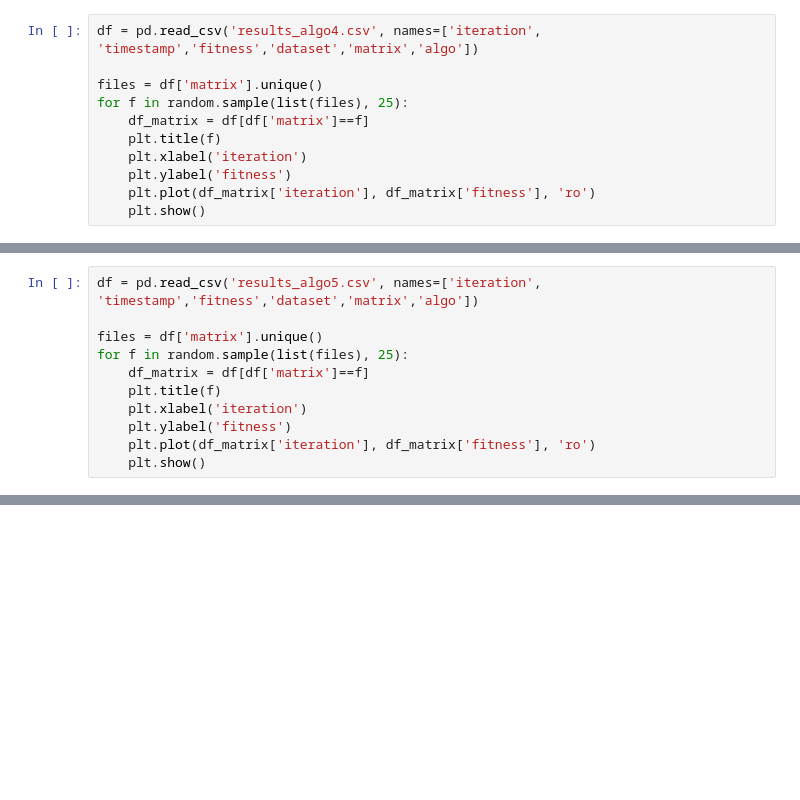
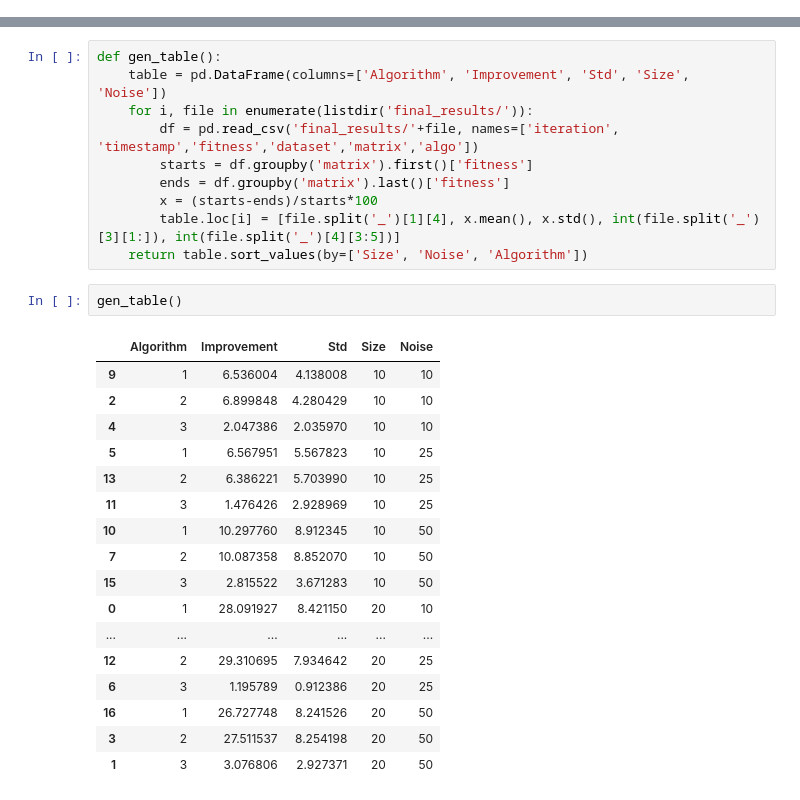
Before and after one commit to alceubissoto/mo640, a Jupyter notebook: Results.ipynb, the cells around one changed output, grey strips where cells are left out. Cells and saved outputs as stored; diff of their text form; blank space fills up the shorter version.

Commit message:
Fixed file to generate results Results.ipyng

```diff
--- a/Results.ipynb
+++ b/Results.ipynb
@@ -103,11 +5,0 @@ for f in random.sample(list(files), 25):
-# %%
-df = pd.read_csv('results_algo4.csv', names=['iteration', 'timestamp','fitness','dataset','matrix','algo'])
-
-files = df['matrix'].unique()
-for f in random.sample(list(files), 25):
-    df_matrix = df[df['matrix']==f]
-    plt.title(f)
-    plt.xlabel('iteration')
-    plt.ylabel('fitness')
-    plt.plot(df_matrix['iteration'], df_matrix['fitness'], 'ro')
-    plt.show()
@@ -130,11 +5,0 @@ for f in random.sample(list(files), 25):
-# %%
-df = pd.read_csv('results_algo5.csv', names=['iteration', 'timestamp','fitness','dataset','matrix','algo'])
-
-files = df['matrix'].unique()
-for f in random.sample(list(files), 25):
-    df_matrix = df[df['matrix']==f]
-    plt.title(f)
-    plt.xlabel('iteration')
-    plt.ylabel('fitness')
-    plt.plot(df_matrix['iteration'], df_matrix['fitness'], 'ro')
-    plt.show()
@@ -154,0 +6,30 @@ for f in random.sample(list(files), 25):
+# %%
+def gen_table():
+    table = pd.DataFrame(columns=['Algorithm', 'Improvement', 'Std', 'Size', 'Noise'])
+    for i, file in enumerate(listdir('final_results/')):
+        df = pd.read_csv('final_results/'+file, names=['iteration', 'timestamp','fitness','dataset','matrix','algo'])
+        starts = df.groupby('matrix').first()['fitness']
+        ends = df.groupby('matrix').last()['fitness']
+        x = (starts-ends)/starts*100
+        table.loc[i] = [file.split('_')[1][4], x.mean(), x.std(), int(file.split('_')[3][1:]), int(file.split('_')[4][3:5])]
+    return table.sort_values(by=['Size', 'Noise', 'Algorithm'])
+# %%
+gen_table()
+# %% [output]
+|  | Algorithm | Improvement | Std | Size | Noise |
+| 9 | 1 | 6.536004 | 4.138008 | 10 | 10 |
+| 2 | 2 | 6.899848 | 4.280429 | 10 | 10 |
+| 4 | 3 | 2.047386 | 2.035970 | 10 | 10 |
+| 5 | 1 | 6.567951 | 5.567823 | 10 | 25 |
+| 13 | 2 | 6.386221 | 5.703990 | 10 | 25 |
+| 11 | 3 | 1.476426 | 2.928969 | 10 | 25 |
+| 10 | 1 | 10.297760 | 8.912345 | 10 | 50 |
+| 7 | 2 | 10.087358 | 8.852070 | 10 | 50 |
+| 15 | 3 | 2.815522 | 3.671283 | 10 | 50 |
+| 0 | 1 | 28.091927 | 8.421150 | 20 | 10 |
+| ... | ... | ... | ... | ... | ... |
+| 12 | 2 | 29.310695 | 7.934642 | 20 | 25 |
+| 6 | 3 | 1.195789 | 0.912386 | 20 | 25 |
+| 16 | 1 | 26.727748 | 8.241526 | 20 | 50 |
+| 3 | 2 | 27.511537 | 8.254198 | 20 | 50 |
+| 1 | 3 | 3.076806 | 2.927371 | 20 | 50 |
```
Also changed, not shown: parts of 13 cells of this notebook.
